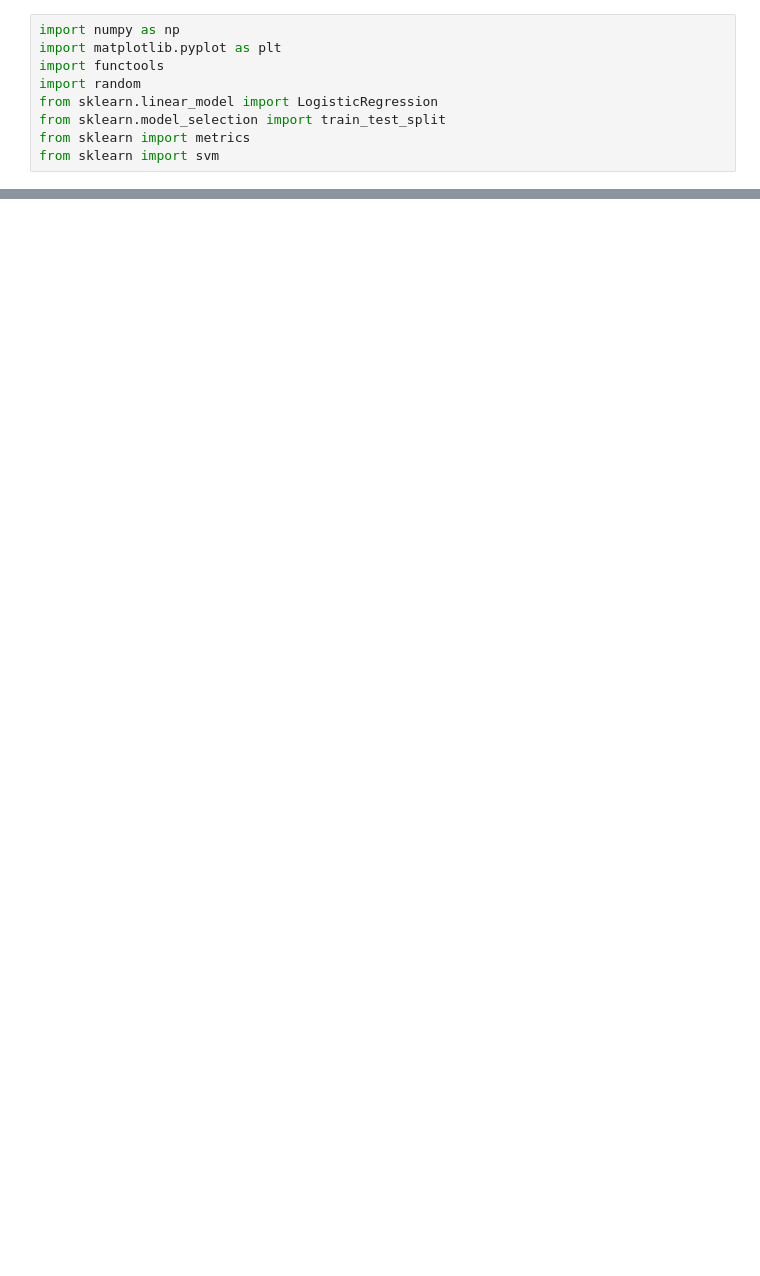
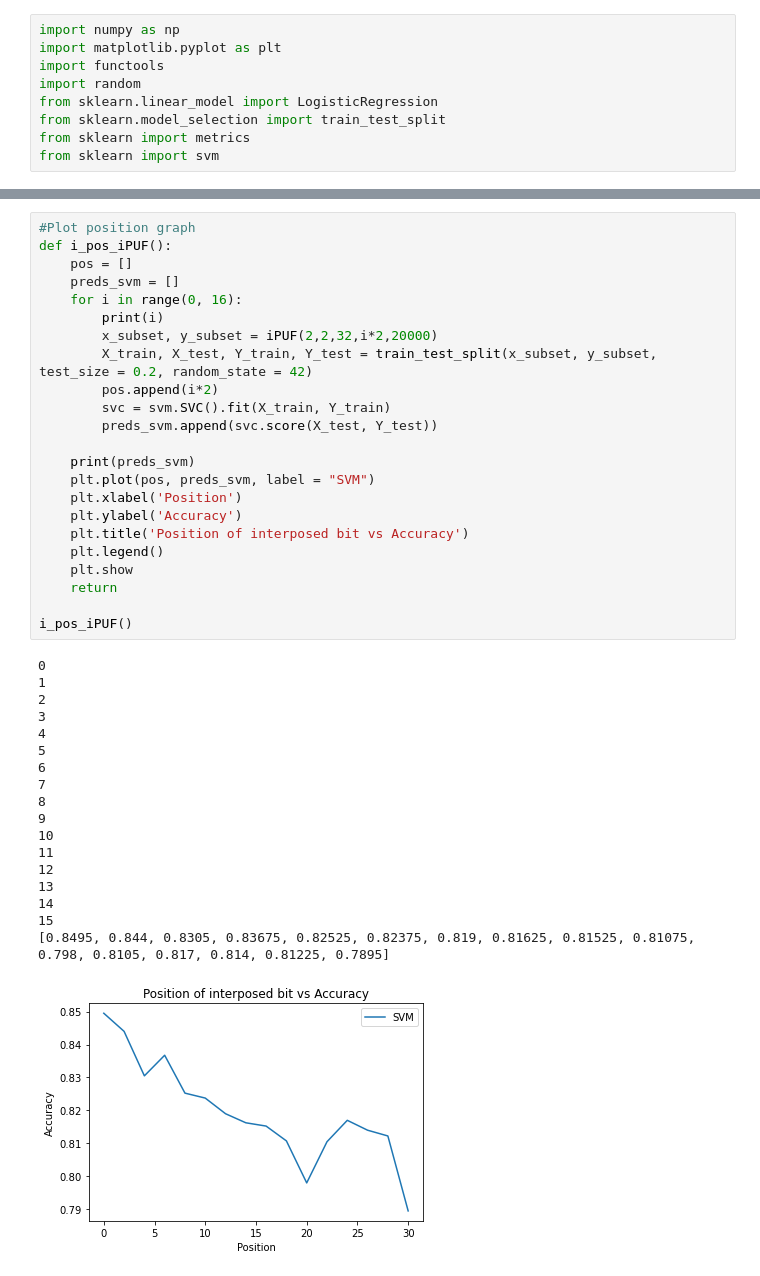
Before and after one commit to aalkaswan/Systems_Security, a Jupyter notebook: Assignment_1_3.ipynb, the cells around one changed output, grey strips where cells are left out. Cells and saved outputs as stored; diff of their text form; blank space fills up the shorter version.

```diff
--- a/Assignment_1_3.ipynb
+++ b/Assignment_1_3.ipynb
@@ -54,0 +103,42 @@ print(svc.score(X_test, Y_test))
+# %%
+#Plot position graph
+def i_pos_iPUF():
+    pos = []
+    preds_svm = []
+    for i in range(0, 16):
+        print(i)
+        x_subset, y_subset = iPUF(2,2,32,i*2,20000)
+        X_train, X_test, Y_train, Y_test = train_test_split(x_subset, y_subset, test_size = 0.2, random_state = 42)
+        pos.append(i*2)
+        svc = svm.SVC().fit(X_train, Y_train)
+        preds_svm.append(svc.score(X_test, Y_test))
+
+    print(preds_svm)
+    plt.plot(pos, preds_svm, label = "SVM")
+    plt.xlabel('Position')
+    plt.ylabel('Accuracy')
+    plt.title('Position of interposed bit vs Accuracy')
+    plt.legend()
+    plt.show
+    return
+
+i_pos_iPUF()
+# %% [output]
+0
+1
+2
+3
+4
+5
+6
+7
+8
+9
+10
+11
+12
+13
+14
+15
+[0.8495, 0.844, 0.8305, 0.83675, 0.82525, 0.82375, 0.819, 0.81625, 0.81525, 0.81075, 0.798, 0.8105, 0.817, 0.814, 0.81225, 0.7895]
+[figure, added]
```
Also changed, not shown: parts of 6 cells of this notebook, 1 other file.
